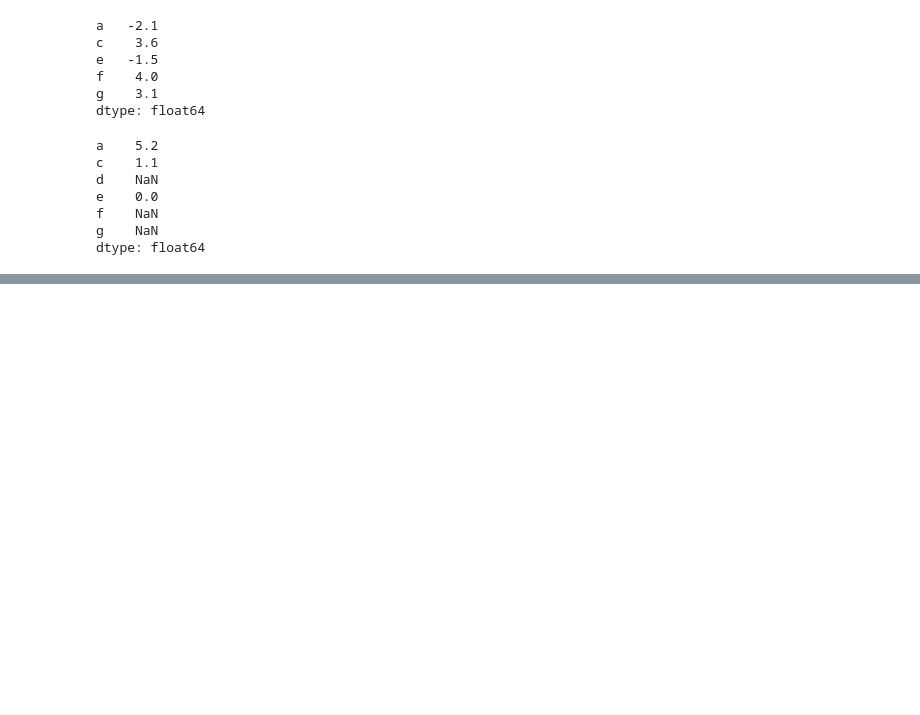
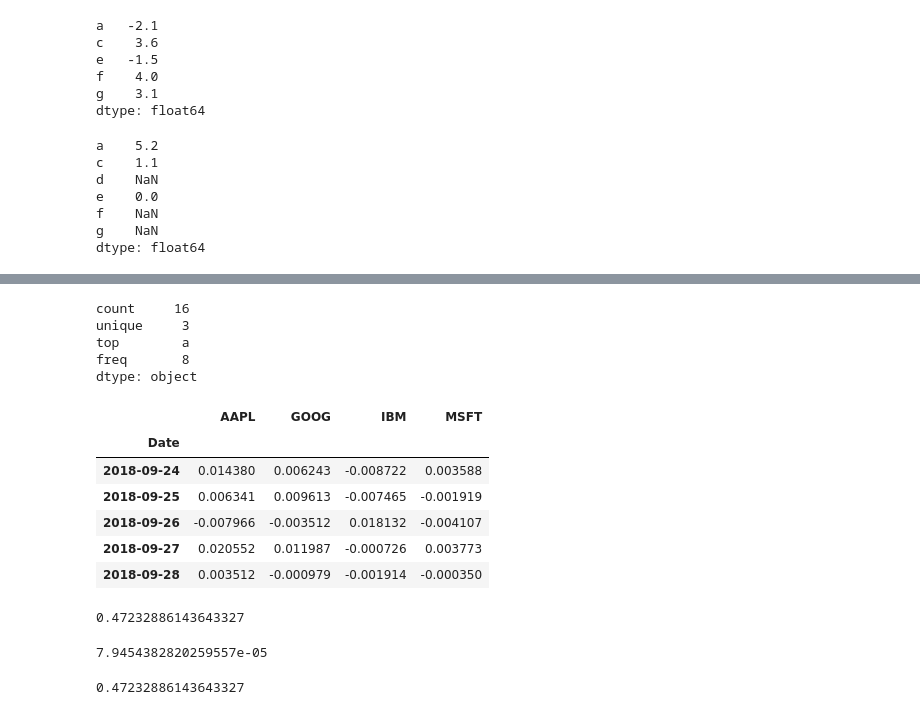
Before and after one commit to bmoretz/Notebooks, a Jupyter notebook: PythonForDataAnalysis/ch_05.ipynb, the cells around one changed output, grey strips where cells are left out. Saved outputs shown, nothing was run; the diff lists cells and outputs as text; code cells hidden in the pictures; blank space fills up the shorter version.

```diff
--- a/PythonForDataAnalysis/ch_05.ipynb
+++ b/PythonForDataAnalysis/ch_05.ipynb
@@ -782,0 +1266,8 @@ TypeError: __init__() got an unexpected keyword argument 'colums'
+# %%
+obj.describe()
+# %% [output]
+count     16
+unique     3
+top        a
+freq       8
+dtype: object
@@ -782,0 +1276,6 @@ TypeError: __init__() got an unexpected keyword argument 'colums'
+# %%
+all_data = { ticker: web.get_data_yahoo(ticker)
+           for ticker in ['AAPL', 'IBM', 'MSFT', 'GOOG']}
+# %%
+price = pd.DataFrame( {ticker: data['Adj Close']
+                      for ticker, data in all_data.items()})
@@ -782,0 +1285,24 @@ TypeError: __init__() got an unexpected keyword argument 'colums'
+# %%
+returns = price.pct_change()
+# %%
+returns.tail()
+# %% [output]
+|  | AAPL | GOOG | IBM | MSFT |
+| Date |  |  |  |  |
+| 2018-09-24 | 0.014380 | 0.006243 | -0.008722 | 0.003588 |
+| 2018-09-25 | 0.006341 | 0.009613 | -0.007465 | -0.001919 |
+| 2018-09-26 | -0.007966 | -0.003512 | 0.018132 | -0.004107 |
+| 2018-09-27 | 0.020552 | 0.011987 | -0.000726 | 0.003773 |
+| 2018-09-28 | 0.003512 | -0.000979 | -0.001914 | -0.000350 |
+# %%
+returns['MSFT'].corr( returns['IBM'] )
+# %% [output]
+0.47232886143643327
+# %%
+returns['MSFT'].cov(returns['IBM'])
+# %% [output]
+7.9454382820259557e-05
+# %%
+returns.MSFT.corr(returns.IBM)
+# %% [output]
+0.47232886143643327
```
Also changed, not shown: parts of 81 cells of this notebook.
